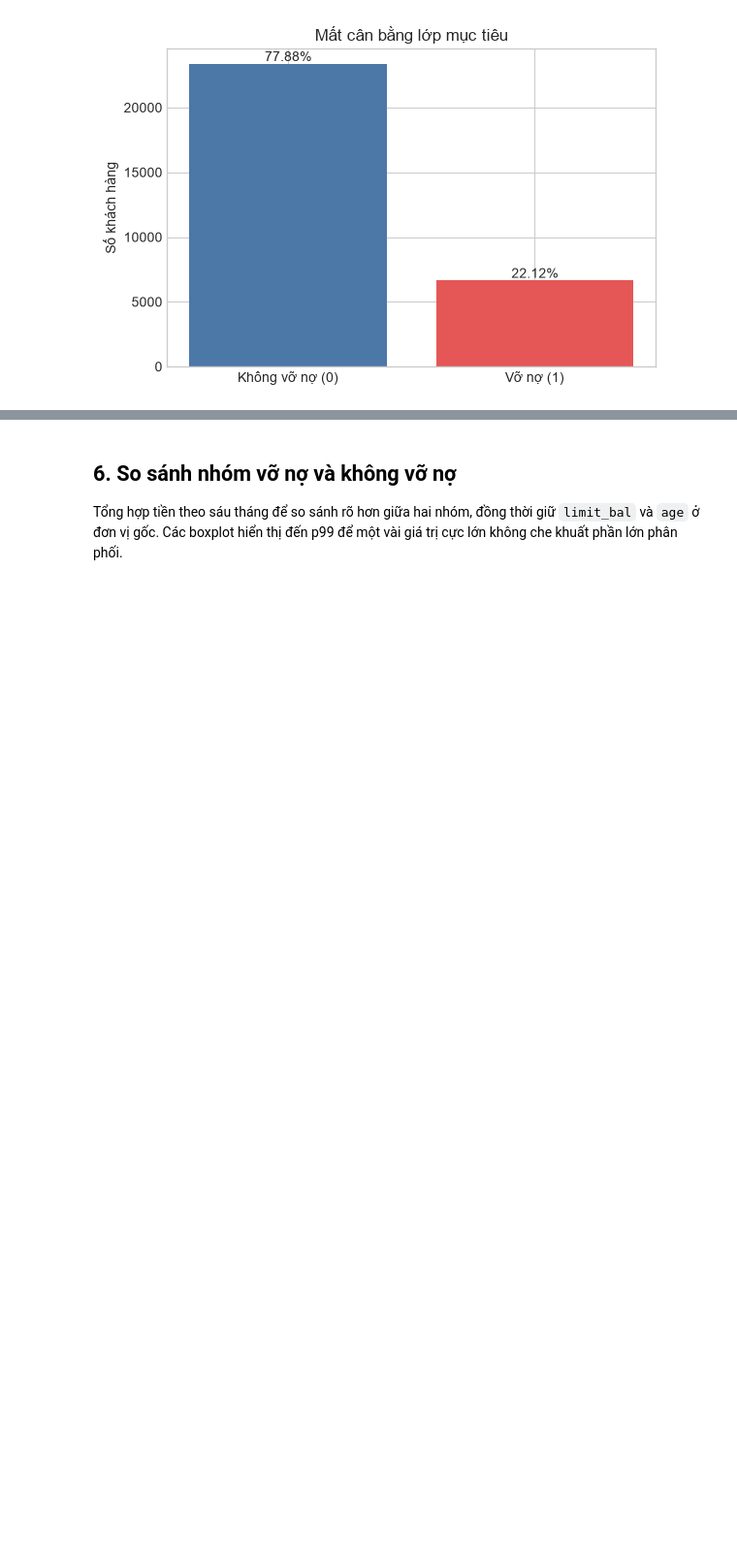
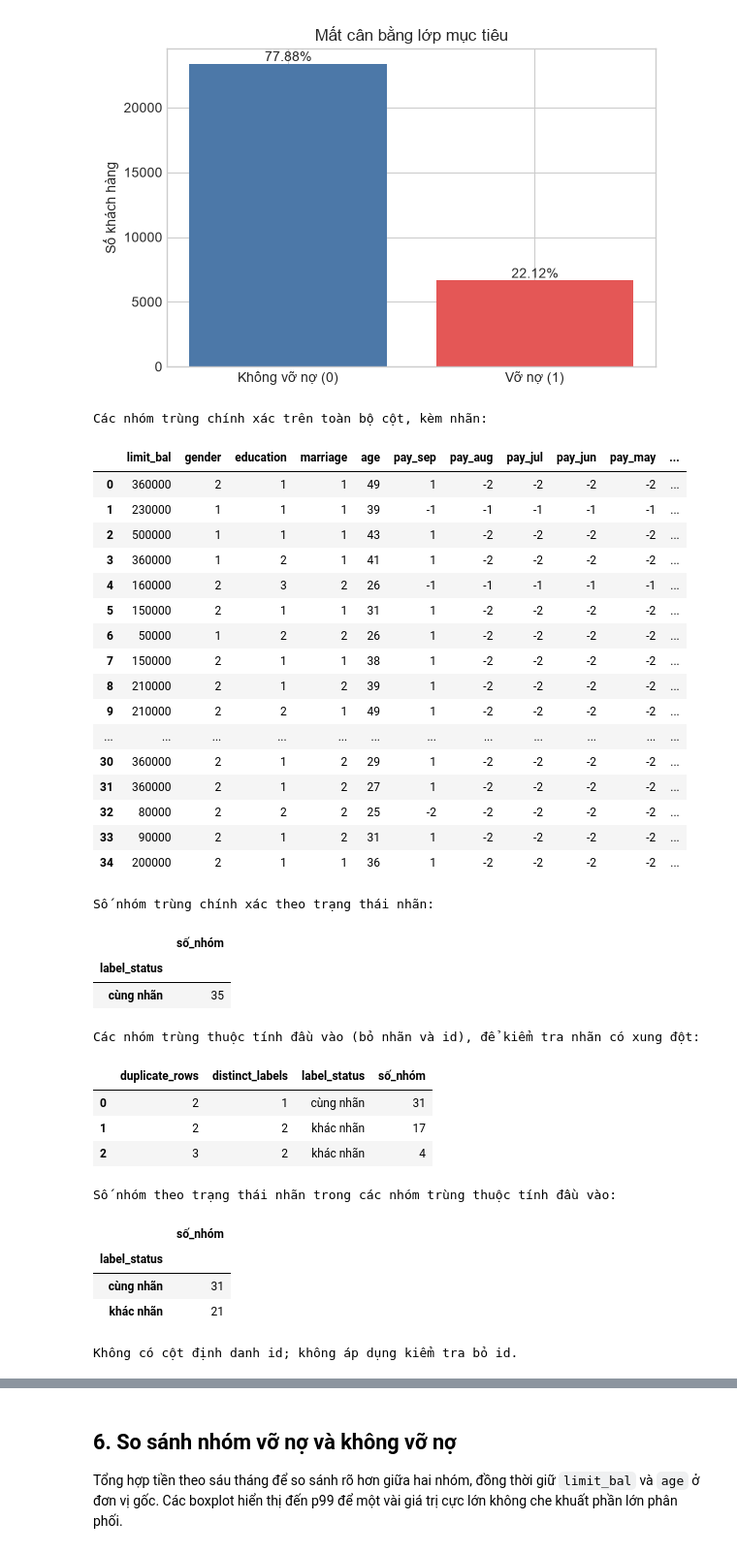
Before and after one commit to htnhwngoc-cloud/banking-credit-risk, a Jupyter notebook: notebooks/01_eda.ipynb, the cells around one changed output, grey strips where cells are left out. Shown at 97% size. Drawn from its saved outputs; the diff is of its cells as text; code cells hidden in the pictures; blank space fills up the shorter version.

```diff
--- a/notebooks/01_eda.ipynb
+++ b/notebooks/01_eda.ipynb
@@ -434,3 +567,67 @@ Dòng trùng lặp trên toàn bộ 24 cột: 35 (0.12%)
 | 0 | 23364 | 77.88 |
 | 1 | 6636 | 22.12 |
 [figure]
+# %%
+id_columns = [column for column in df.columns if str(column).lower() == 'id']
+exact_duplicate_rows = df.loc[df.duplicated(keep=False)]
+exact_duplicate_groups = (exact_duplicate_rows.groupby(list(df.columns), dropna=False, sort=False)
+                          .agg(duplicate_rows=(TARGET, 'size'), distinct_labels=(TARGET, 'nunique'))
+                          .reset_index())
+exact_duplicate_groups['label_status'] = np.where(
+    exact_duplicate_groups['distinct_labels'].eq(1), 'cùng nhãn', 'khác nhãn')
+print('Các nhóm trùng chính xác trên toàn bộ cột, kèm nhãn:')
+display(exact_duplicate_groups[[*df.columns, 'duplicate_rows', 'distinct_labels', 'label_status']])
+print('Số nhóm trùng chính xác theo trạng thái nhãn:')
+display(exact_duplicate_groups['label_status'].value_counts().rename_axis('label_status').to_frame('số_nhóm'))
+
+feature_columns = [column for column in df.columns if column not in id_columns + [TARGET]]
+feature_duplicate_rows = df.loc[df.duplicated(subset=feature_columns, keep=False)]
+feature_duplicate_groups = (feature_duplicate_rows.groupby(feature_columns, dropna=False, sort=False)[TARGET]
+                            .agg(duplicate_rows='size', distinct_labels='nunique')
+                            .reset_index())
+feature_duplicate_groups['label_status'] = np.where(
+    feature_duplicate_groups['distinct_labels'].eq(1), 'cùng nhãn', 'khác nhãn')
+print('Các nhóm trùng thuộc tính đầu vào (bỏ nhãn và id), để kiểm tra nhãn có xung đột:')
+display(feature_duplicate_groups[['duplicate_rows', 'distinct_labels', 'label_status']].value_counts().rename('số_nhóm').reset_index())
+print('Số nhóm theo trạng thái nhãn trong các nhóm trùng thuộc tính đầu vào:')
+display(feature_duplicate_groups['label_status'].value_counts().rename_axis('label_status').to_frame('số_nhóm'))
+
+if id_columns:
+    without_id_columns = [column for column in df.columns if column not in id_columns]
+    print(f"Số dòng trùng khi bỏ cột định danh {id_columns}: {int(df.duplicated(subset=without_id_columns).sum()):,}")
+else:
+    print('Không có cột định danh id; không áp dụng kiểm tra bỏ id.')
+# %% [output]
+Các nhóm trùng chính xác trên toàn bộ cột, kèm nhãn:
+|  | limit_bal | gender | education | marriage | age | pay_sep | pay_aug | pay_jul | pay_jun | pay_may | ... |
+| 0 | 360000 | 2 | 1 | 1 | 49 | 1 | -2 | -2 | -2 | -2 | ... |
+| 1 | 230000 | 1 | 1 | 1 | 39 | -1 | -1 | -1 | -1 | -1 | ... |
+| 2 | 500000 | 1 | 1 | 1 | 43 | 1 | -2 | -2 | -2 | -2 | ... |
+| 3 | 360000 | 1 | 2 | 1 | 41 | 1 | -2 | -2 | -2 | -2 | ... |
+| 4 | 160000 | 2 | 3 | 2 | 26 | -1 | -1 | -1 | -1 | -1 | ... |
+| 5 | 150000 | 2 | 1 | 1 | 31 | 1 | -2 | -2 | -2 | -2 | ... |
+| 6 | 50000 | 1 | 2 | 2 | 26 | 1 | -2 | -2 | -2 | -2 | ... |
+| 7 | 150000 | 2 | 1 | 1 | 38 | 1 | -2 | -2 | -2 | -2 | ... |
+| 8 | 210000 | 2 | 1 | 2 | 39 | 1 | -2 | -2 | -2 | -2 | ... |
+| 9 | 210000 | 2 | 2 | 1 | 49 | 1 | -2 | -2 | -2 | -2 | ... |
+| ... | ... | ... | ... | ... | ... | ... | ... | ... | ... | ... | ... |
+| 30 | 360000 | 2 | 1 | 2 | 29 | 1 | -2 | -2 | -2 | -2 | ... |
+| 31 | 360000 | 2 | 1 | 2 | 27 | 1 | -2 | -2 | -2 | -2 | ... |
+| 32 | 80000 | 2 | 2 | 2 | 25 | -2 | -2 | -2 | -2 | -2 | ... |
+| 33 | 90000 | 2 | 1 | 2 | 31 | 1 | -2 | -2 | -2 | -2 | ... |
+| 34 | 200000 | 2 | 1 | 1 | 36 | 1 | -2 | -2 | -2 | -2 | ... |
+Số nhóm trùng chính xác theo trạng thái nhãn:
+|  | số_nhóm |
+| label_status |  |
+| cùng nhãn | 35 |
+Các nhóm trùng thuộc tính đầu vào (bỏ nhãn và id), để kiểm tra nhãn có xung đột:
+|  | duplicate_rows | distinct_labels | label_status | số_nhóm |
+| 0 | 2 | 1 | cùng nhãn | 31 |
+| 1 | 2 | 2 | khác nhãn | 17 |
+| 2 | 3 | 2 | khác nhãn | 4 |
+Số nhóm theo trạng thái nhãn trong các nhóm trùng thuộc tính đầu vào:
+|  | số_nhóm |
+| label_status |  |
+| cùng nhãn | 31 |
+| khác nhãn | 21 |
+Không có cột định danh id; không áp dụng kiểm tra bỏ id.
```
Also changed, not shown: parts of 13 cells of this notebook, 18 other files.
